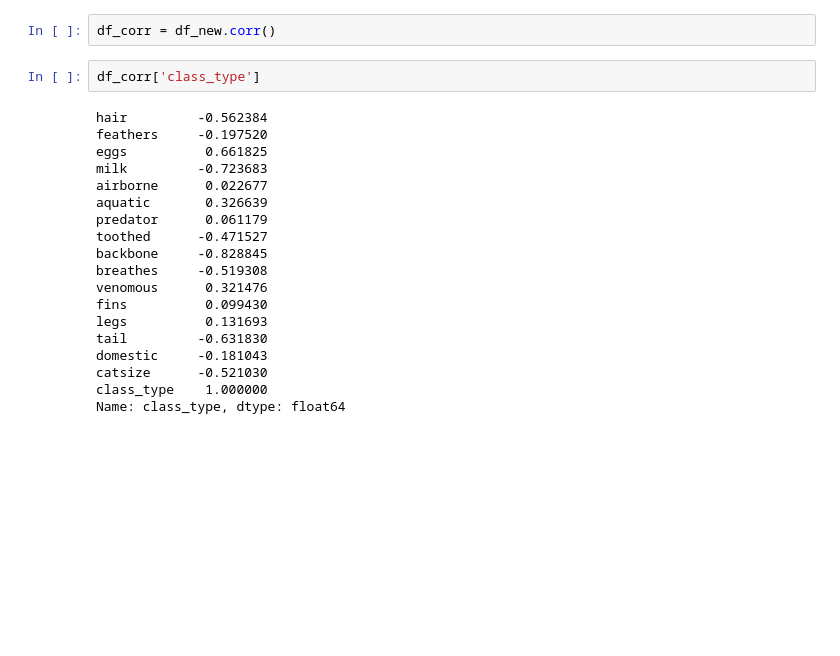
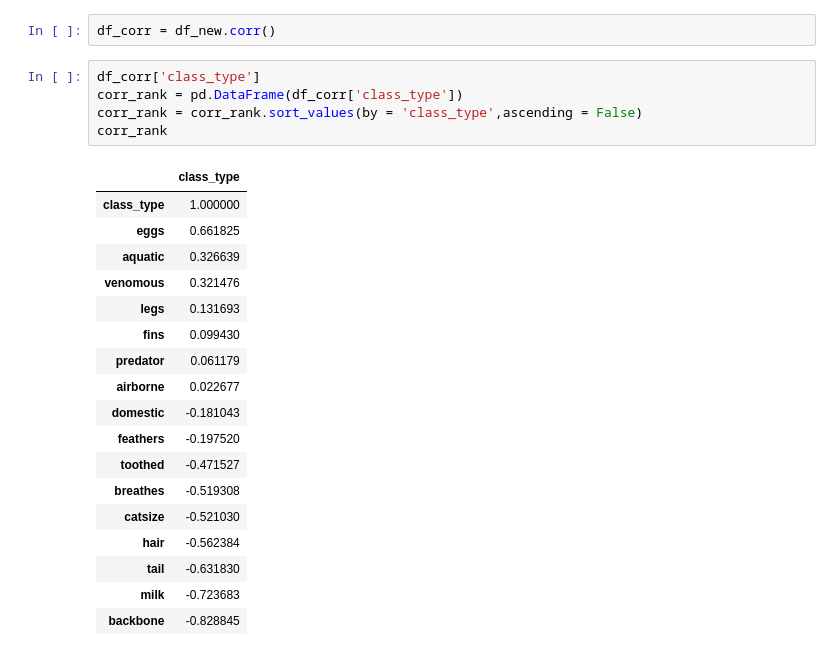
Before and after one commit to Noob919/Feature_selection, a Jupyter notebook: zoo.ipynb, the cells around one changed output. Cells and saved outputs as stored; diff of their text form; blank space fills up the shorter version.

```diff
--- a/zoo.ipynb
+++ b/zoo.ipynb
@@ -175,23 +247,26 @@ Text(0, 0.5, 'Features')
 # %%
 df_corr = df_new.corr()
-# %%
-df_corr['class_type']
-# %% [output]
-hair         -0.562384
-feathers     -0.197520
-eggs          0.661825
-milk         -0.723683
-airborne      0.022677
-aquatic       0.326639
-predator      0.061179
-toothed      -0.471527
-backbone     -0.828845
-breathes     -0.519308
-venomous      0.321476
-fins          0.099430
-legs          0.131693
-tail         -0.631830
-domestic     -0.181043
-catsize      -0.521030
-class_type    1.000000
-Name: class_type, dtype: float64
+# %%
+df_corr['class_type']
+corr_rank = pd.DataFrame(df_corr['class_type'])
+corr_rank = corr_rank.sort_values(by = 'class_type',ascending = False)
+corr_rank
+# %% [output]
+|  | class_type |
+| class_type | 1.000000 |
+| eggs | 0.661825 |
+| aquatic | 0.326639 |
+| venomous | 0.321476 |
+| legs | 0.131693 |
+| fins | 0.099430 |
+| predator | 0.061179 |
+| airborne | 0.022677 |
+| domestic | -0.181043 |
+| feathers | -0.197520 |
+| toothed | -0.471527 |
+| breathes | -0.519308 |
+| catsize | -0.521030 |
+| hair | -0.562384 |
+| tail | -0.631830 |
+| milk | -0.723683 |
+| backbone | -0.828845 |
```
Also changed, not shown: parts of 19 cells of this notebook.
